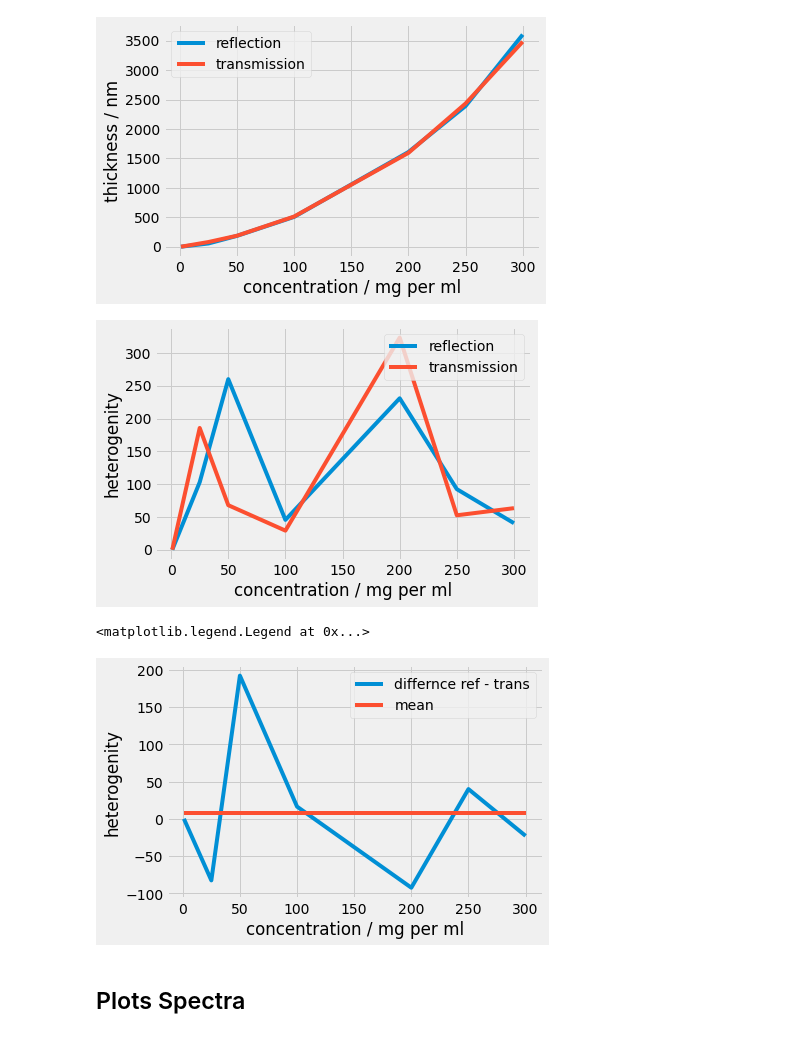
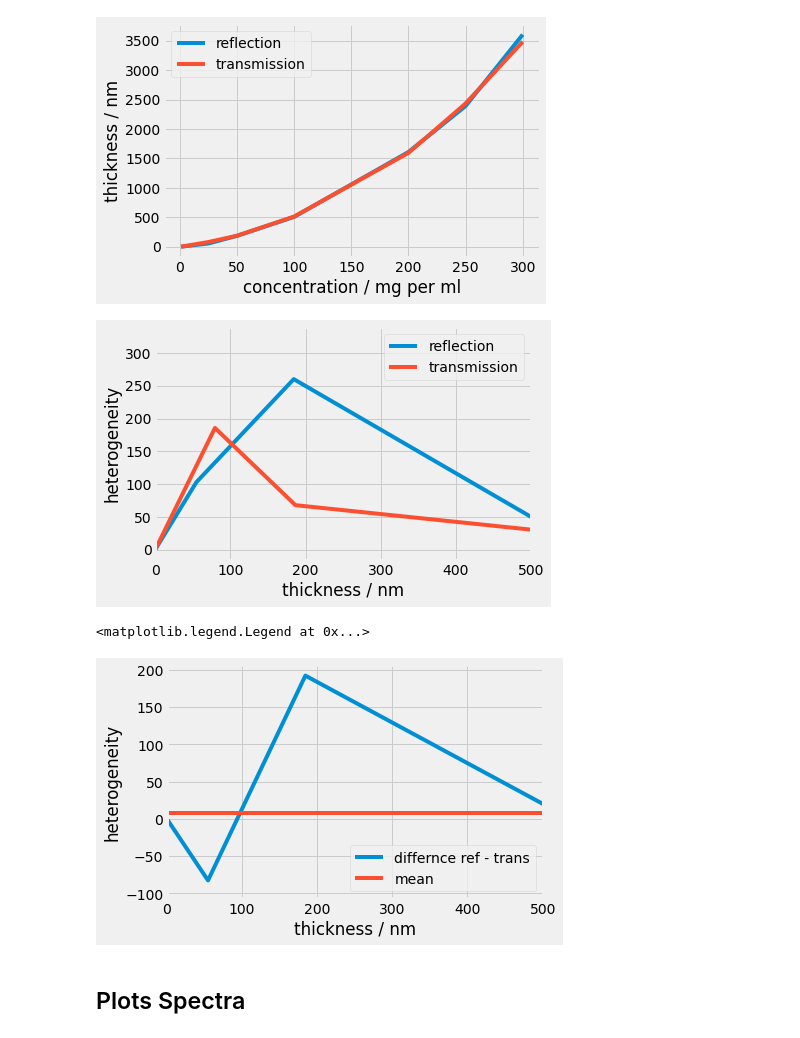
Before and after one commit to LeoausderDose/PPD, a Jupyter notebook: Versuch_ThinFilm/Programmien/EinflussMessmethodeSpektren_Conc.ipynb, the cells around one changed output. Saved outputs shown, nothing was run; the diff lists cells and outputs as text; code cells hidden in the pictures.

```diff
--- a/Versuch_ThinFilm/Programmien/EinflussMessmethodeSpektren_Conc.ipynb
+++ b/Versuch_ThinFilm/Programmien/EinflussMessmethodeSpektren_Conc.ipynb
@@ -100,29 +100,33 @@ plt.legend()
 <matplotlib.legend.Legend at 0x...>
 [figure]
 # %%
-plt.plot(heterogeneity_ref[:,0],heterogeneity_ref[:,3], label  = 'reflection')
-plt.plot(heterogeneity_trans[:,0],heterogeneity_trans[:,3], label = 'transmission')
+plt.plot(heterogeneity_ref[:,1],heterogeneity_ref[:,3], label  = 'reflection')
+plt.plot(heterogeneity_trans[:,1],heterogeneity_trans[:,3], label = 'transmission')
 
-plt.xlabel('concentration / mg per ml')
-plt.ylabel('heterogenity')
+plt.xlim(0,500)
+
+plt.xlabel('thickness / nm')
+plt.ylabel('heterogeneity')
 
 plt.legend()
 
 tikzplotlib.save("VglMethConcHeter.tex")
 # %% [output]
-[figure, old version]
+[figure, new version]
 # %%
-plt.plot(heterogeneity_ref[:,0],heterogeneity_ref[:,3]- heterogeneity_trans[:,3], label  = 'differnce ref - trans')
-plt.plot(heterogeneity_ref[:,0],np.ones(heterogeneity_ref[:,0].size) *np.mean(heterogeneity_ref[:,3]- heterogeneity_trans[:,3]), label  = 'mean')
+plt.plot(heterogeneity_ref[:,1],heterogeneity_ref[:,3]- heterogeneity_trans[:,3], label  = 'differnce ref - trans')
+plt.plot(heterogeneity_ref[:,1],np.ones(heterogeneity_ref[:,0].size) *np.mean(heterogeneity_ref[:,3]- heterogeneity_trans[:,3]), label  = 'mean')
 
-plt.xlabel('concentration / mg per ml')
-plt.ylabel('heterogenity')
+plt.xlim(0,500)
+
+plt.xlabel('thickness / nm')
+plt.ylabel('heterogeneity')
 
 plt.legend()
 # tikzplotlib.save("VglMethConcHeterDiff.tex")
 # %% [output]
 <matplotlib.legend.Legend at 0x...>
-[figure, old version]
+[figure, new version]
 # %% [markdown]
 ## Plots Spectra
 # %% [markdown]
```
Also changed, not shown: parts of 1 cell of this notebook, 15 other files.
